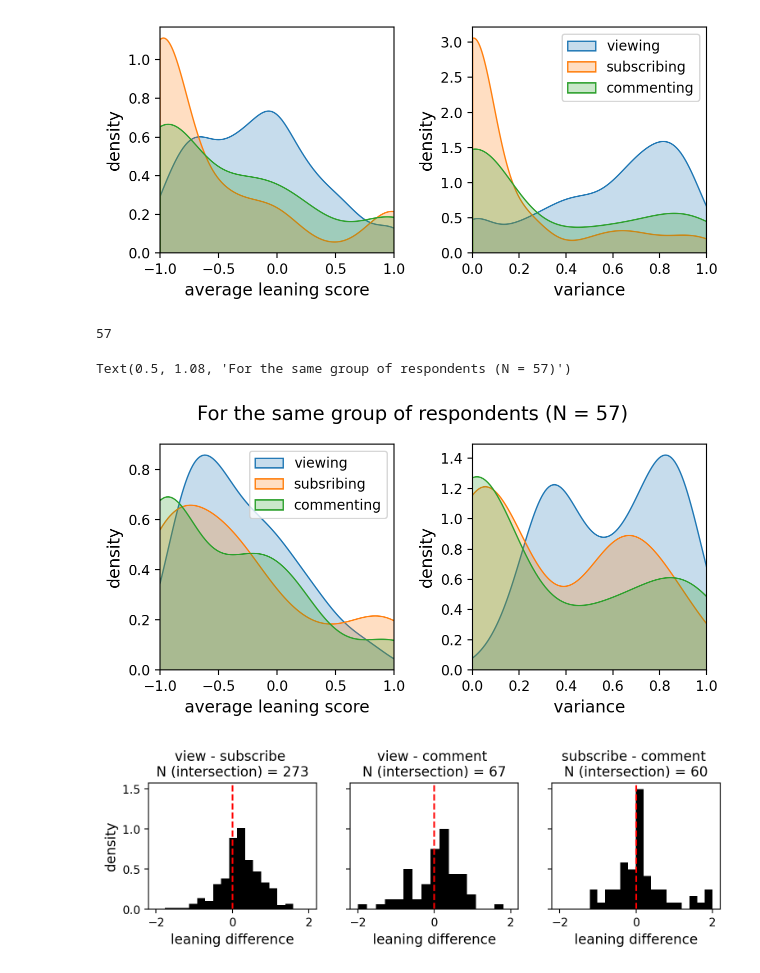
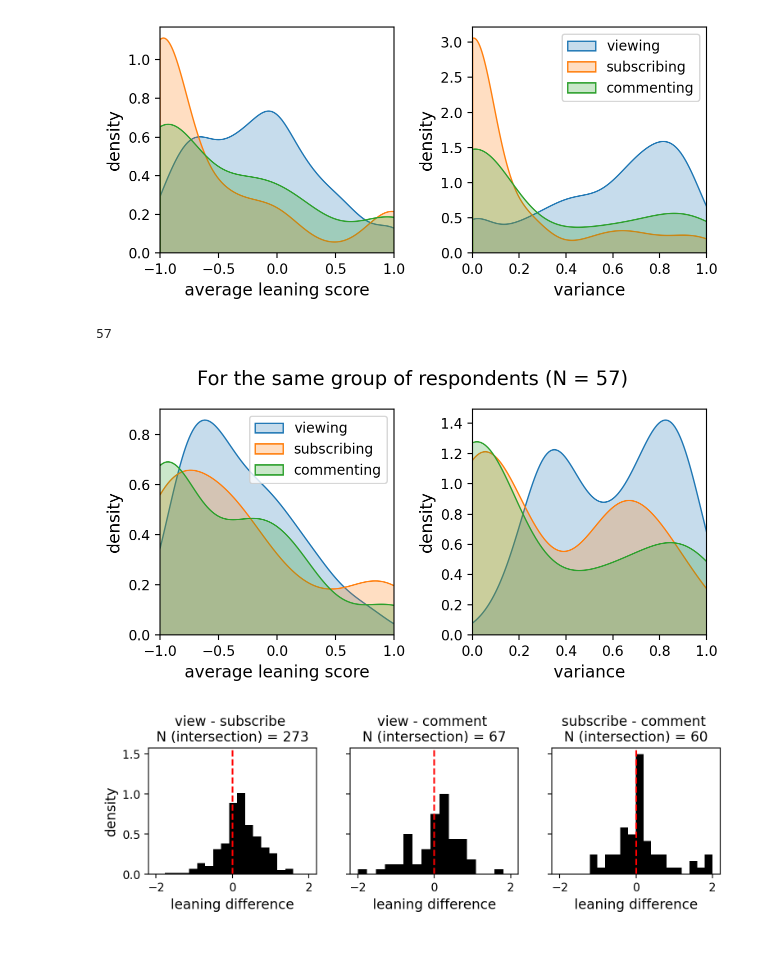
Before and after one commit to yijingch/invisible-public, a Jupyter notebook: src/analysis/062624-user-level-disparity.ipynb, the cells around one changed output. Saved outputs shown, nothing was run; the diff lists cells and outputs as text; code cells hidden in the pictures.

```diff
--- a/src/analysis/062624-user-level-disparity.ipynb
+++ b/src/analysis/062624-user-level-disparity.ipynb
@@ -647,34 +647,33 @@ plt.tight_layout()
 # %%
 # # if filtering for the same user group
 uvsc = uv.intersection(us).intersection(uc)
 print(len(uvsc))
 
 import seaborn as sns
 
 fig,axes = plt.subplots(figsize=(6.4,3), ncols=2)
 sns.kdeplot(view_aggr[view_aggr["respondent_id"].isin(uvsc)]["view_score"], label="viewing", fill=True, ax=axes[0])
-sns.kdeplot(subscribe_aggr[subscribe_aggr["respondent_id"].isin(uvsc)]["subscribe_score"], label="subsribing", fill=True, ax=axes[0])
+sns.kdeplot(subscribe_aggr[subscribe_aggr["respondent_id"].isin(uvsc)]["subscribe_score"], label="subscribing", fill=True, ax=axes[0])
 sns.kdeplot(comment_aggr[comment_aggr["respondent_id"].isin(uvsc)]["comment_score"], label="commenting", fill=True, ax=axes[0])
 
 axes[0].set_xlim(-1, 1)
 axes[0].set_xlabel("average leaning score", fontsize=12)
 axes[0].set_ylabel("density", fontsize=12)
 axes[1].set_ylabel("density", fontsize=12)
 # axes[0].legend()
 
 sns.kdeplot(view_aggr[view_aggr["respondent_id"].isin(uvsc)]["view_var"], label="viewing", fill=True, ax=axes[1])
 sns.kdeplot(subscribe_aggr[subscribe_aggr["respondent_id"].isin(uvsc)]["subscribe_var"], label="subscribing", fill=True, ax=axes[1])
 sns.kdeplot(comment_aggr[comment_aggr["respondent_id"].isin(uvsc)]["comment_var"], label="commenting", fill=True, ax=axes[1])
 axes[1].set_xlabel("variance", fontsize=12)
 axes[1].set_xlim(0, 1)
 axes[0].legend()
 plt.tight_layout()
 plt.suptitle("For the same group of respondents (N = 57)", fontsize=14, y=1.08)
-# plt.savefig(OUTPATH + "engage-avg-leaning-var-same-group.png", dpi=300, bbox_inches="tight")
+plt.savefig(OUTPATH + "engage-avg-leaning-var-same-group.pdf", dpi=300, bbox_inches="tight")
 # %% [output]
 57
-Text(0.5, 1.08, 'For the same group of respondents (N = 57)')
-[figure, old version]
+[figure, new version]
 # %%
 # save the individual-level data and send to Zoli
 
```
Also changed, not shown: parts of 2 cells of this notebook, 2 other files.
